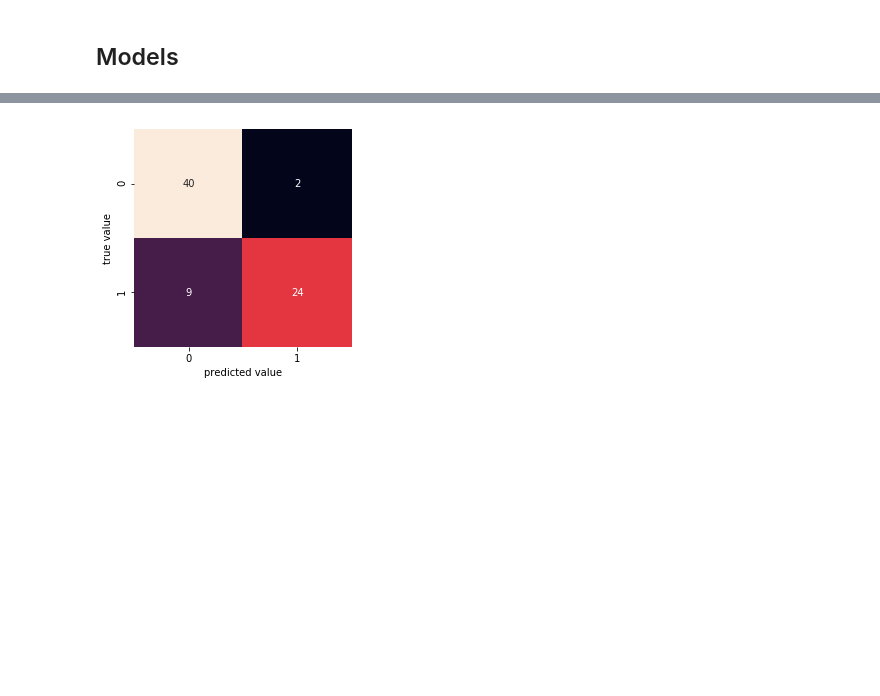
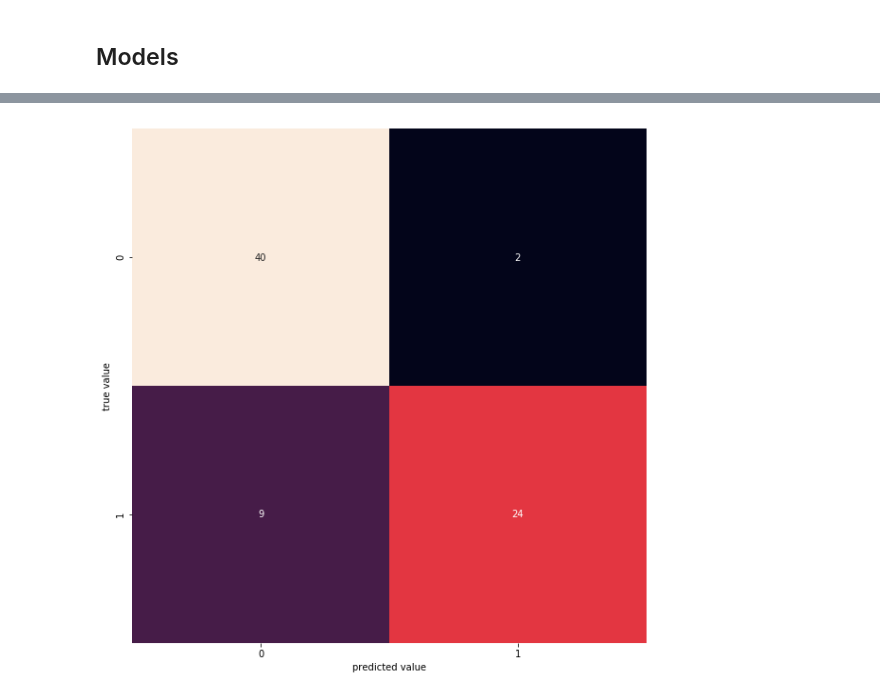
Before and after one commit to dcaldeira/data-science, a Jupyter notebook: heart-disease-uci/notebook.ipynb, the cells around one changed output, grey strips where cells are left out. Saved outputs shown, nothing was run; the diff lists cells and outputs as text; code cells hidden in the pictures; blank space fills up the shorter version.

```diff
--- a/heart-disease-uci/notebook.ipynb
+++ b/heart-disease-uci/notebook.ipynb
@@ -172,6 +254,3 @@ cleveland.groupby('temp').count()
 | temp |  |  |  |  |  |  |  |  |  |  |  | ... |
 | 0 | 164 | 164 | 164 | 164 | 164 | 164 | 164 | 164 | 164 | 164 | 164 | ... |
 | 1 | 139 | 139 | 139 | 139 | 139 | 139 | 139 | 139 | 139 | 139 | 139 | ... |
-# %%
-cleveland.drop('temp', axis=1, inplace=True)
-cleveland.shape
@@ -457,12 +466,10 @@ plt.ylabel('true value');
 # %%
 _, _, _, n_ytest, n_yhat = runModel(cleveland_t1, GaussianNB())
 # %%
-plt.rcParams['figure.figsize'] = (10, 4)
-
 mat = confusion_matrix(n_ytest, n_yhat)
 
 sns.heatmap(mat, square=True, annot=True, cbar=False)
 plt.xlabel('predicted value')
 plt.ylabel('true value');
 # %% [output]
-[figure, old version]
+[figure, new version]
```
Also changed, not shown: parts of 14 cells of this notebook.
